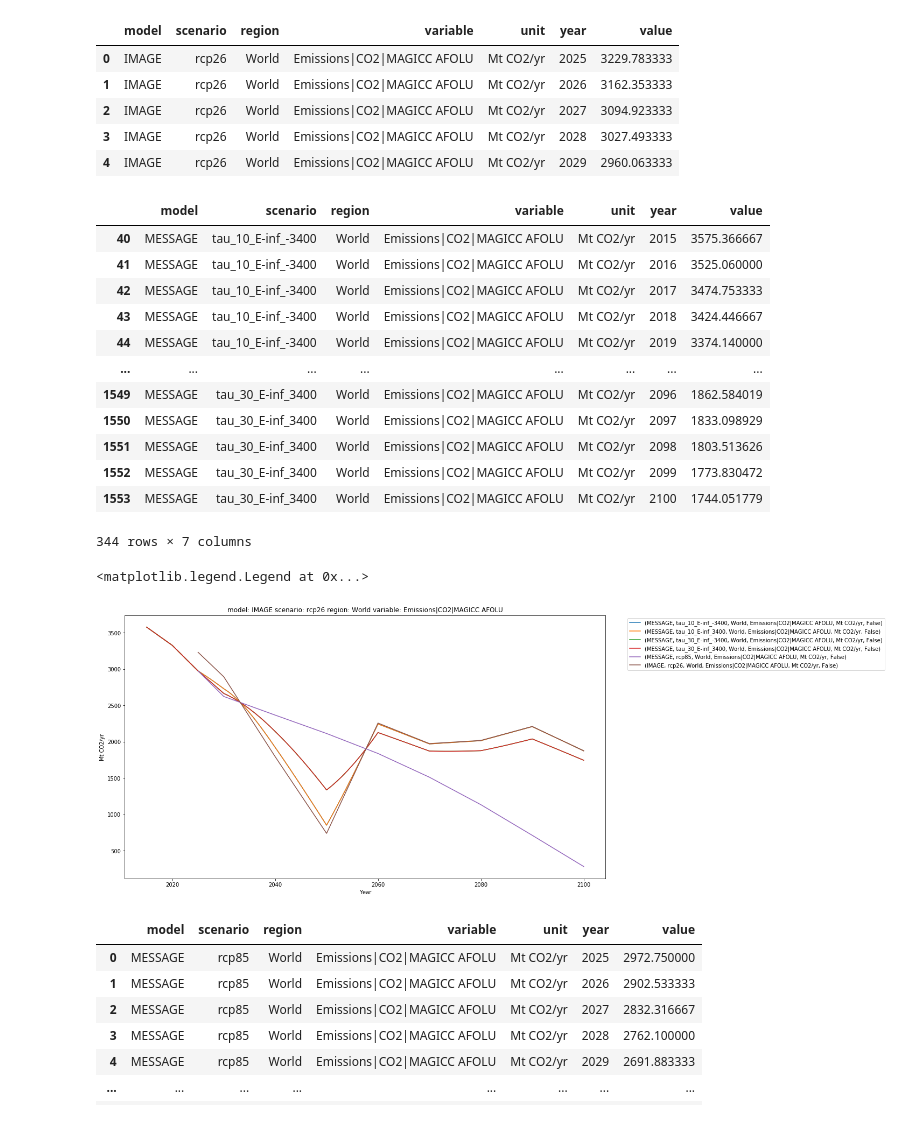
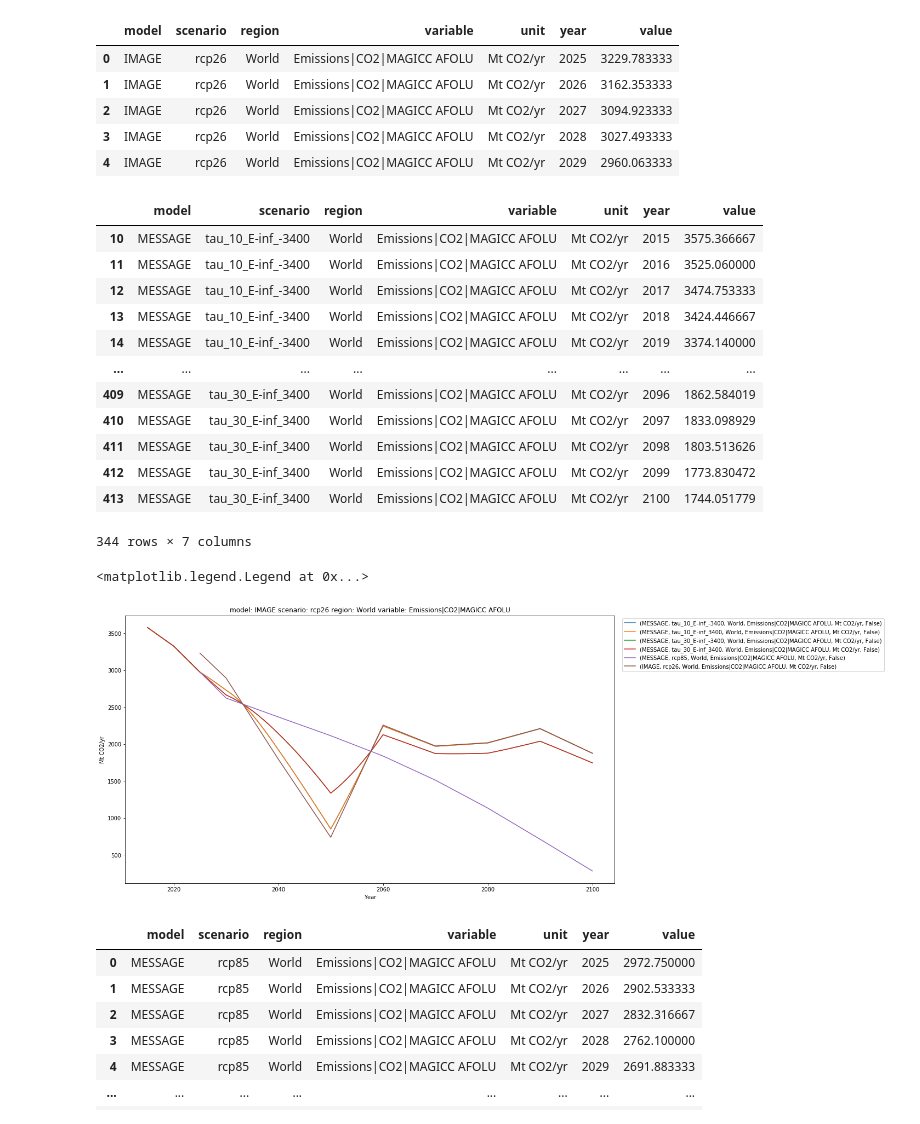
Before and after one commit to GranthamImperial/silicone_examples, a Jupyter notebook: notebooks/Infill_stylised_path.ipynb, the cells around one changed output. Saved outputs shown, nothing was run; the diff lists cells and outputs as text; code cells hidden in the pictures.

```diff
--- a/notebooks/Infill_stylised_path.ipynb
+++ b/notebooks/Infill_stylised_path.ipynb
@@ -41,4 +42,4 @@ pyam.utils - INFO: Reading `./../Input/complete_sr15.csv`
 # %%
-rcmip_file = "./../Input/DownloadedRCMIP_RCP85_26Datat.csv"
+rcmip_file = "./../Input/DownloadedRCMIP_RCPs.csv"
 rcmip_df = pyam.IamDataFrame(rcmip_file)
 # %% [output]
@@ -61,12 +64,13 @@ t_max = 2100
 # %% [markdown]
 We can construct the basis of the paths to infill
 # %%
+AFOLU = "Emissions|CO2|MAGICC AFOLU"
 construct = rcmip_df.filter(scenario="rcp85", year=range(t_m))
 ELU85 = rcmip_df.filter(
-    variable="Emissions|CO2|MAGICC AFOLU", scenario="rcp85", year=range(t_m, t_max + 1)
+    variable=AFOLU, scenario="rcp85", year=range(t_m, t_max + 1)
 )
 ELU26 = rcmip_df.filter(
-    variable="Emissions|CO2|MAGICC AFOLU", scenario="rcp26", year=range(t_m, t_max + 1)
+    variable=AFOLU, scenario="rcp26", year=range(t_m, t_max + 1)
 )
 ELU85.data.reset_index(inplace=True, drop=True)
 ELU26.data.reset_index(inplace=True, drop=True)
@@ -100,28 +104,28 @@ constructed_df=pyam.IamDataFrame(constructed_df.data)
 constructed_df.filter(variable="*CO2|MAGICC A*").data
 # %% [output]
 |  | model | scenario | region | variable | unit | year | value |
-| 40 | MESSAGE | tau_10_E-inf_-3400 | World | Emissions|CO2|MAGICC AFOLU | Mt CO2/yr | 2015 | 3575.366667 |
-| 41 | MESSAGE | tau_10_E-inf_-3400 | World | Emissions|CO2|MAGICC AFOLU | Mt CO2/yr | 2016 | 3525.060000 |
-| 42 | MESSAGE | tau_10_E-inf_-3400 | World | Emissions|CO2|MAGICC AFOLU | Mt CO2/yr | 2017 | 3474.753333 |
-| 43 | MESSAGE | tau_10_E-inf_-3400 | World | Emissions|CO2|MAGICC AFOLU | Mt CO2/yr | 2018 | 3424.446667 |
-| 44 | MESSAGE | tau_10_E-inf_-3400 | World | Emissions|CO2|MAGICC AFOLU | Mt CO2/yr | 2019 | 3374.140000 |
+| 10 | MESSAGE | tau_10_E-inf_-3400 | World | Emissions|CO2|MAGICC AFOLU | Mt CO2/yr | 2015 | 3575.366667 |
+| 11 | MESSAGE | tau_10_E-inf_-3400 | World | Emissions|CO2|MAGICC AFOLU | Mt CO2/yr | 2016 | 3525.060000 |
+| 12 | MESSAGE | tau_10_E-inf_-3400 | World | Emissions|CO2|MAGICC AFOLU | Mt CO2/yr | 2017 | 3474.753333 |
+| 13 | MESSAGE | tau_10_E-inf_-3400 | World | Emissions|CO2|MAGICC AFOLU | Mt CO2/yr | 2018 | 3424.446667 |
+| 14 | MESSAGE | tau_10_E-inf_-3400 | World | Emissions|CO2|MAGICC AFOLU | Mt CO2/yr | 2019 | 3374.140000 |
 | ... | ... | ... | ... | ... | ... | ... | ... |
-| 1549 | MESSAGE | tau_30_E-inf_3400 | World | Emissions|CO2|MAGICC AFOLU | Mt CO2/yr | 2096 | 1862.584019 |
-| 1550 | MESSAGE | tau_30_E-inf_3400 | World | Emissions|CO2|MAGICC AFOLU | Mt CO2/yr | 2097 | 1833.098929 |
-| 1551 | MESSAGE | tau_30_E-inf_3400 | World | Emissions|CO2|MAGICC AFOLU | Mt CO2/yr | 2098 | 1803.513626 |
-| 1552 | MESSAGE | tau_30_E-inf_3400 | World | Emissions|CO2|MAGICC AFOLU | Mt CO2/yr | 2099 | 1773.830472 |
-| 1553 | MESSAGE | tau_30_E-inf_3400 | World | Emissions|CO2|MAGICC AFOLU | Mt CO2/yr | 2100 | 1744.051779 |
+| 409 | MESSAGE | tau_30_E-inf_3400 | World | Emissions|CO2|MAGICC AFOLU | Mt CO2/yr | 2096 | 1862.584019 |
+| 410 | MESSAGE | tau_30_E-inf_3400 | World | Emissions|CO2|MAGICC AFOLU | Mt CO2/yr | 2097 | 1833.098929 |
+| 411 | MESSAGE | tau_30_E-inf_3400 | World | Emissions|CO2|MAGICC AFOLU | Mt CO2/yr | 2098 | 1803.513626 |
+| 412 | MESSAGE | tau_30_E-inf_3400 | World | Emissions|CO2|MAGICC AFOLU | Mt CO2/yr | 2099 | 1773.830472 |
+| 413 | MESSAGE | tau_30_E-inf_3400 | World | Emissions|CO2|MAGICC AFOLU | Mt CO2/yr | 2100 | 1744.051779 |
 344 rows × 7 columns
 # %%
 fig = plt.figure(figsize=(16, 9))
 ax = plt.subplot(111)
-constructed_df.filter(variable="Emissions|CO2|MAGICC AFOLU").line_plot(ax=ax)
+constructed_df.filter(variable=AFOLU).line_plot(ax=ax)
 ELU85.line_plot(ax=ax)
 ELU26.line_plot(ax=ax)
-plt.legend(bbox_to_anchor=(1.04,1), loc="upper left")
+plt.legend(bbox_to_anchor=(1.01,1), loc="upper left")
 # %% [output]
 <matplotlib.legend.Legend at 0x...>
-[figure, old version]
+[figure, new version]
 # %%
 ELU85.data
 # %% [output]
```
Also changed, not shown: parts of 18 cells of this notebook.
